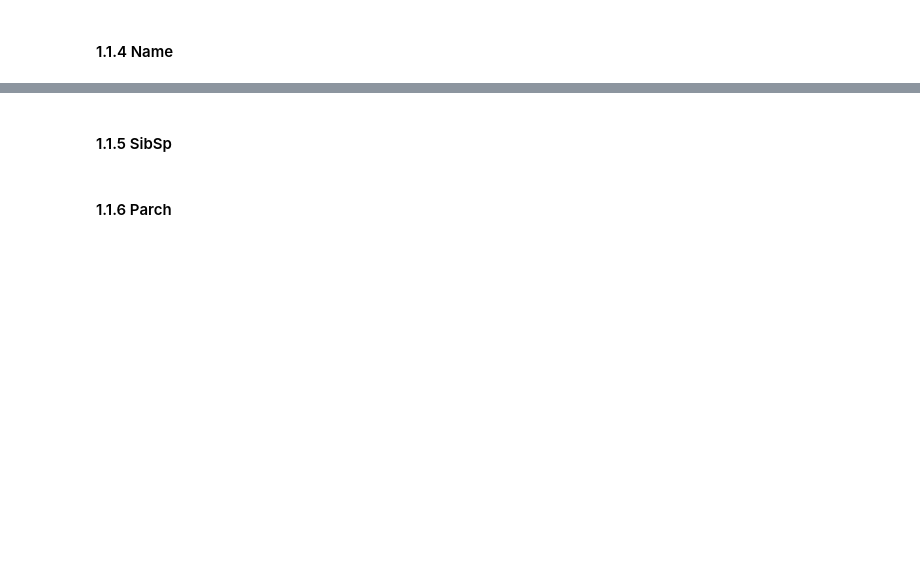
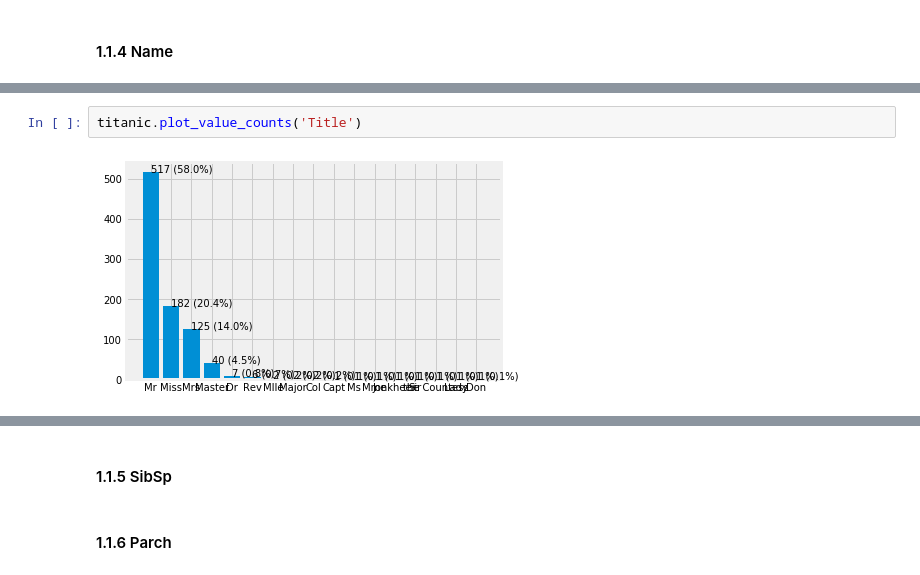
Before and after one commit to chadbartel/Data-Science-Projects, a Jupyter notebook: Titanic/Code/Model/Experiments/Experiment10/eda_titanic_10.ipynb, the cells around one changed output, grey strips where cells are left out. Saved outputs shown, nothing was run; the diff lists cells and outputs as text; blank space fills up the shorter version.

Commit message:
Add Age EDA and extract Title

```diff
--- a/Titanic/Code/Model/Experiments/Experiment10/eda_titanic_10.ipynb
+++ b/Titanic/Code/Model/Experiments/Experiment10/eda_titanic_10.ipynb
@@ -244,0 +306,4 @@ plt.show()
+# %%
+titanic.plot_value_counts('Title')
+# %% [output]
+[figure, added]
```
Also changed, not shown: parts of 10 cells of this notebook.
